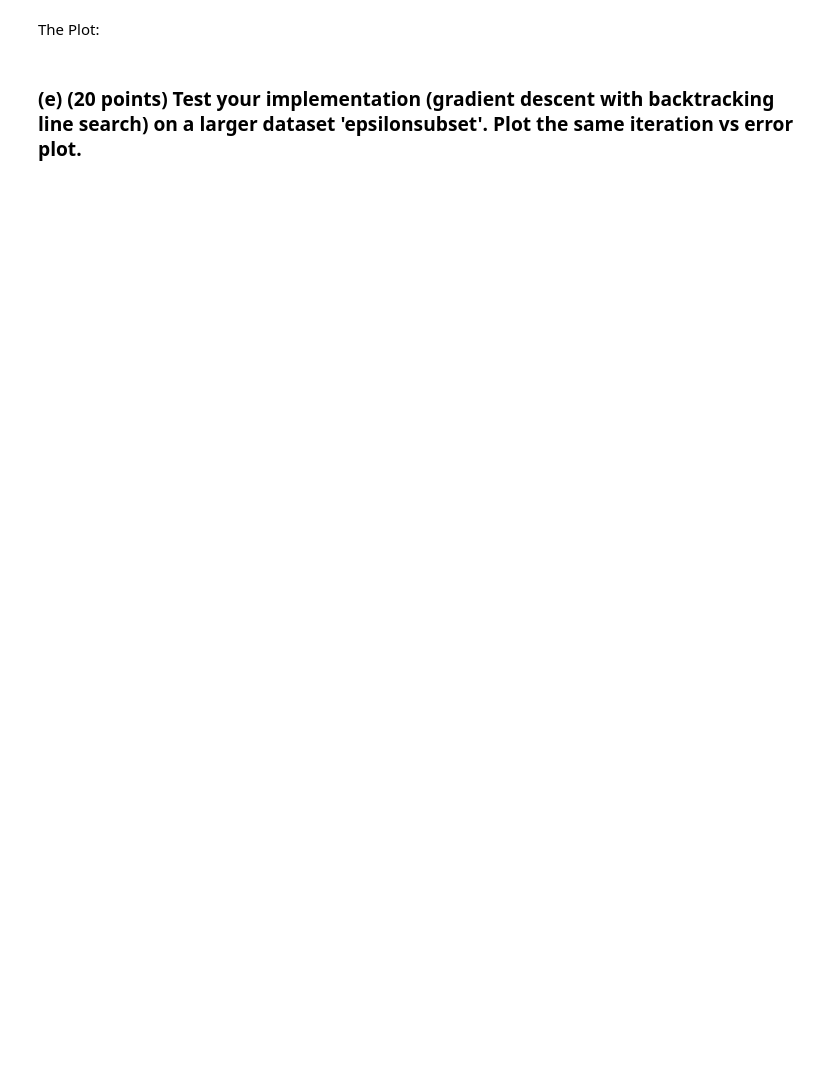
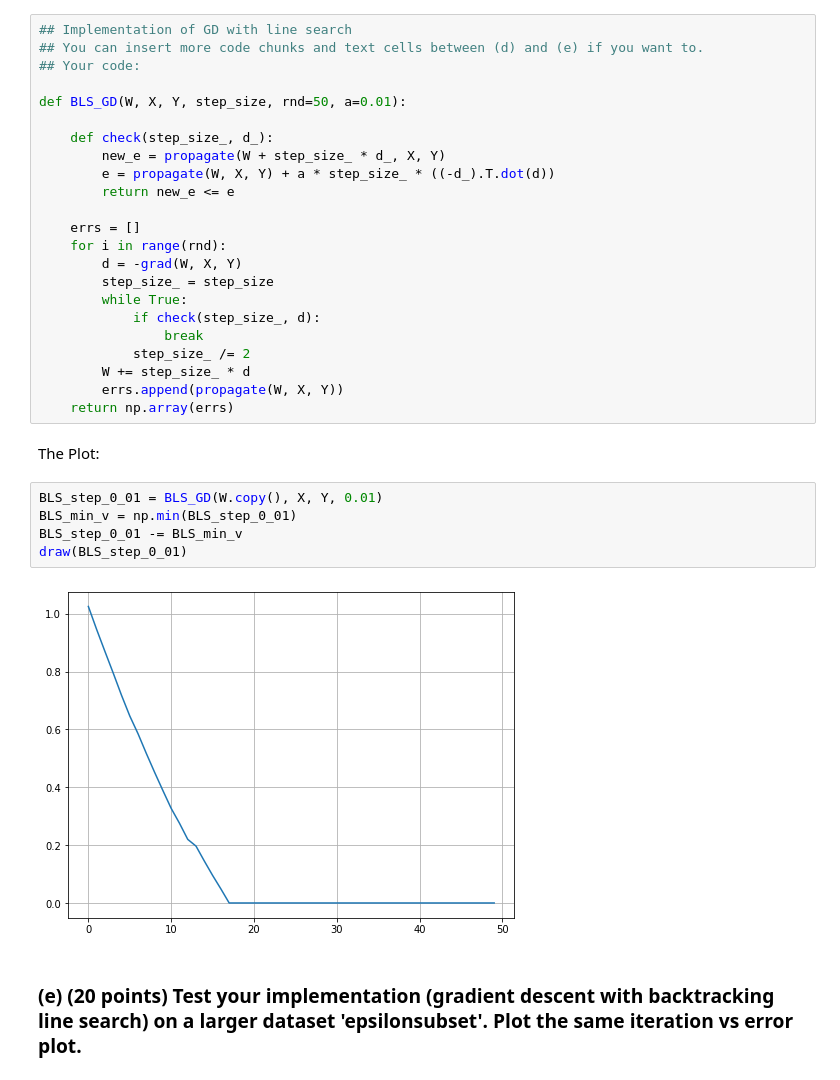
Before and after one commit to shanw25/STOR566, a Jupyter notebook: stor566_HW1.ipynb, the cells around one changed output. Drawn from its saved outputs; the diff is of its cells as text; blank space fills up the shorter version.

```diff
--- a/stor566_HW1.ipynb
+++ b/stor566_HW1.ipynb
@@ -70,5 +232,35 @@ Pseudo code:
+# %%
+## Implementation of GD with line search
+## You can insert more code chunks and text cells between (d) and (e) if you want to.
+## Your code:
+
+def BLS_GD(W, X, Y, step_size, rnd=50, a=0.01):
+
+    def check(step_size_, d_):
+        new_e = propagate(W + step_size_ * d_, X, Y)
+        e = propagate(W, X, Y) + a * step_size_ * ((-d_).T.dot(d))
+        return new_e <= e
+
+    errs = []
+    for i in range(rnd):
+        d = -grad(W, X, Y)
+        step_size_ = step_size
+        while True:
+            if check(step_size_, d):
+                break
+            step_size_ /= 2
+        W += step_size_ * d
+        errs.append(propagate(W, X, Y))
+    return np.array(errs)
 # %% [markdown]
 The Plot:
+# %%
+BLS_step_0_01 = BLS_GD(W.copy(), X, Y, 0.01)
+BLS_min_v = np.min(BLS_step_0_01)
+BLS_step_0_01 -= BLS_min_v
+draw(BLS_step_0_01)
+# %% [output]
+[figure, added]
 # %% [markdown]
 ### (e) (20 points) Test your implementation (gradient descent with backtracking line search) on a larger dataset 'epsilonsubset'. Plot the same iteration vs error plot.
 # %%
```
Also changed, not shown: parts of 17 cells of this notebook, 1 other file.
